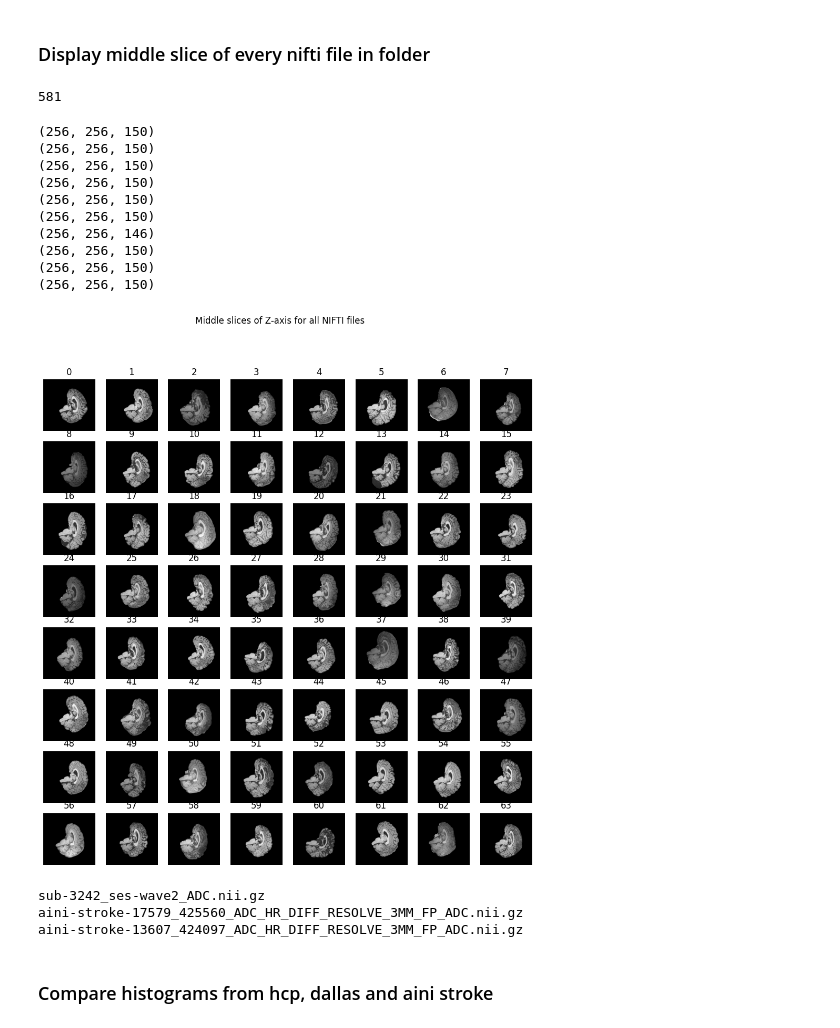
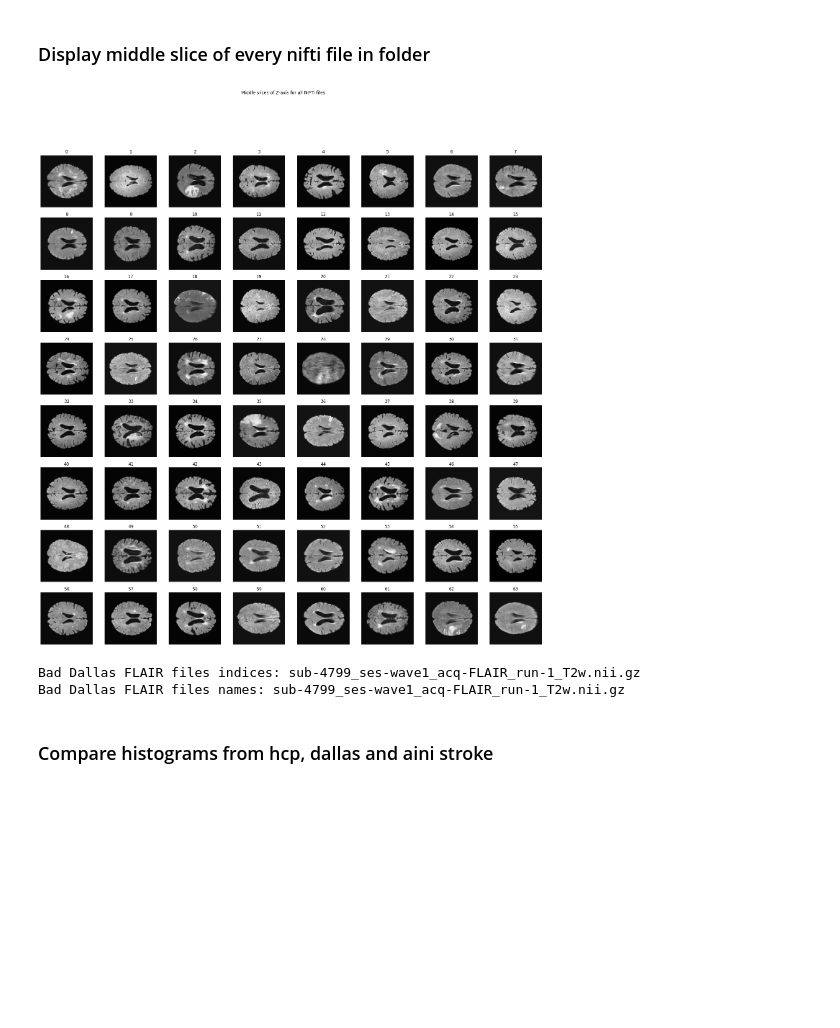
Before and after one commit to theotimefd/AnoDiffExperiments, a Jupyter notebook: dataset_preprocessing/visualize.ipynb, the cells around one changed output. Cells and saved outputs as stored; diff of their text form; code cells hidden in the pictures; blank space fills up the shorter version.

Commit message:
dataset work

```diff
--- a/dataset_preprocessing/visualize.ipynb
+++ b/dataset_preprocessing/visualize.ipynb
@@ -27,3 +14,15 @@ IXI_T1_dataset = BETTIK_DIR+"datasets/dataset_IXI_T1_brain_extraction/"
+# %%
+
+final_adc_dataset_small_HCP_YA = BETTIK_DIR+"datasets/final_adc_dataset_small/HCP-YA_registered/"
+final_adc_dataset_small_Dallas = BETTIK_DIR+"datasets/final_adc_dataset_small/Dallas_registered/"
+final_adc_dataset_small_AINI_stroke_ait = BETTIK_DIR+"datasets/final_adc_dataset_small/AIT_final_registered/"
+final_adc_dataset_small_isles = BETTIK_DIR+"datasets/final_adc_dataset_small/ISLES_registered/"
+
+final_flair_dataset_small_dallas = BETTIK_DIR+"datasets/final_flair_dataset_small/dallas_registered/"
+final_flair_dataset_small_lemon = BETTIK_DIR+"datasets/final_flair_dataset_small/lemon_registered/"
+final_flair_dataset_small_isles = BETTIK_DIR+"datasets/final_flair_dataset_small/isles_registered/"
+
+IXI_T1_dataset = BETTIK_DIR+"datasets/dataset_IXI_T1_brain_extraction/"
 # %% [markdown]
 ### Display middle slice of every nifti file in folder
 # %%
@@ -44,9 +43,6 @@ def display_middle_slice_z(folder_path, nb_images, page_number, figsize):
         img = nib.load(img_path)
         data = img.get_fdata()
 
-        if i<10:
-            print(data.shape)
-
         # Get the middle slice index for the z-axis
         middle_slice_z = data.shape[2] // 2
 
@@ -60,38 +56,22 @@ def display_middle_slice_z(folder_path, nb_images, page_number, figsize):
 
     # Show the plot
     plt.show()
-# %%
-print(len(os.listdir(IXI_T1_dataset)))
-# %% [output]
-581
 # %%
-display_middle_slice_z(folder_path=IXI_T1_dataset, nb_images=64, page_number=0, figsize=12)
+display_middle_slice_z(folder_path=final_flair_dataset_small_isles, nb_images=64, page_number=0, figsize=25)
 # %% [output]
-(256, 256, 150)
-(256, 256, 150)
-(256, 256, 150)
-(256, 256, 150)
-(256, 256, 150)
-(256, 256, 150)
-(256, 256, 146)
-(256, 256, 150)
-(256, 256, 150)
-(256, 256, 150)
-[figure, old version]
+[figure, new version]
-# %%
-bad_hcp_ya = []
-bad_dallas = [533]
-
-print(os.listdir(Final_ADC_Dataset_Dallas)[533])
-
-bad_aini_stroke_ait = [21, 39]
-
-print(os.listdir(Final_ADC_Dataset_AINI_stroke_ait)[21])
-print(os.listdir(Final_ADC_Dataset_AINI_stroke_ait)[39])
-# %% [output]
-sub-3242_ses-wave2_ADC.nii.gz
-aini-stroke-17579_425560_ADC_HR_DIFF_RESOLVE_3MM_FP_ADC.nii.gz
-aini-stroke-13607_424097_ADC_HR_DIFF_RESOLVE_3MM_FP_ADC.nii.gz
+# %%
+bad_dallas_flair = [236]
+bad_dallas_flair_names = os.listdir(final_flair_dataset_small_dallas)[236]
+
+bad_lemon_flair = [148]
+bad_lemon_flair_names = os.listdir(final_flair_dataset_small_lemon)[148]
+
+print("Bad Dallas FLAIR files indices:", bad_dallas_flair_names)
+print("Bad Dallas FLAIR files names:", bad_dallas_flair_names)
+# %% [output]
+Bad Dallas FLAIR files indices: sub-4799_ses-wave1_acq-FLAIR_run-1_T2w.nii.gz
+Bad Dallas FLAIR files names: sub-4799_ses-wave1_acq-FLAIR_run-1_T2w.nii.gz
 # %% [markdown]
 ### Compare histograms from hcp, dallas and aini stroke
 # %%
```
Also changed, not shown: parts of 5 cells of this notebook, 2 other files.
